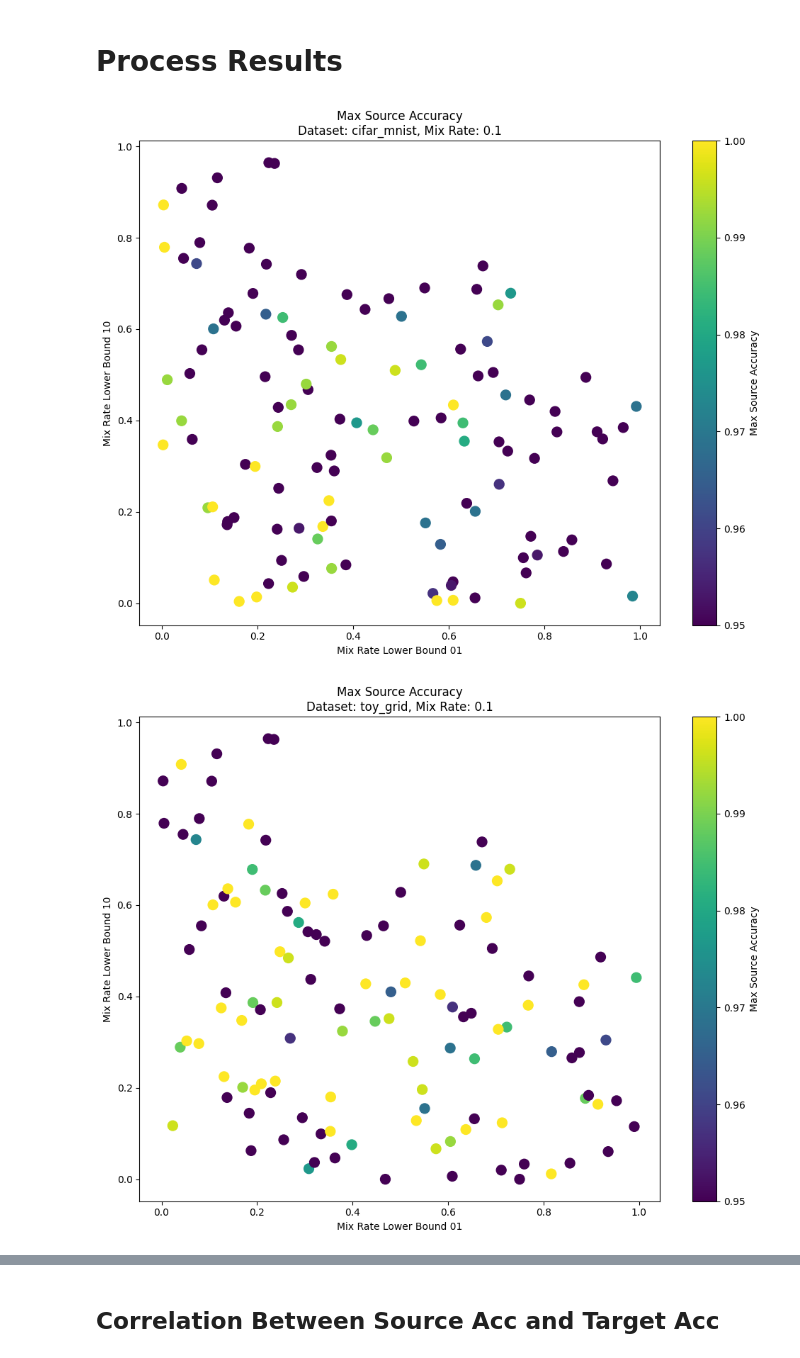
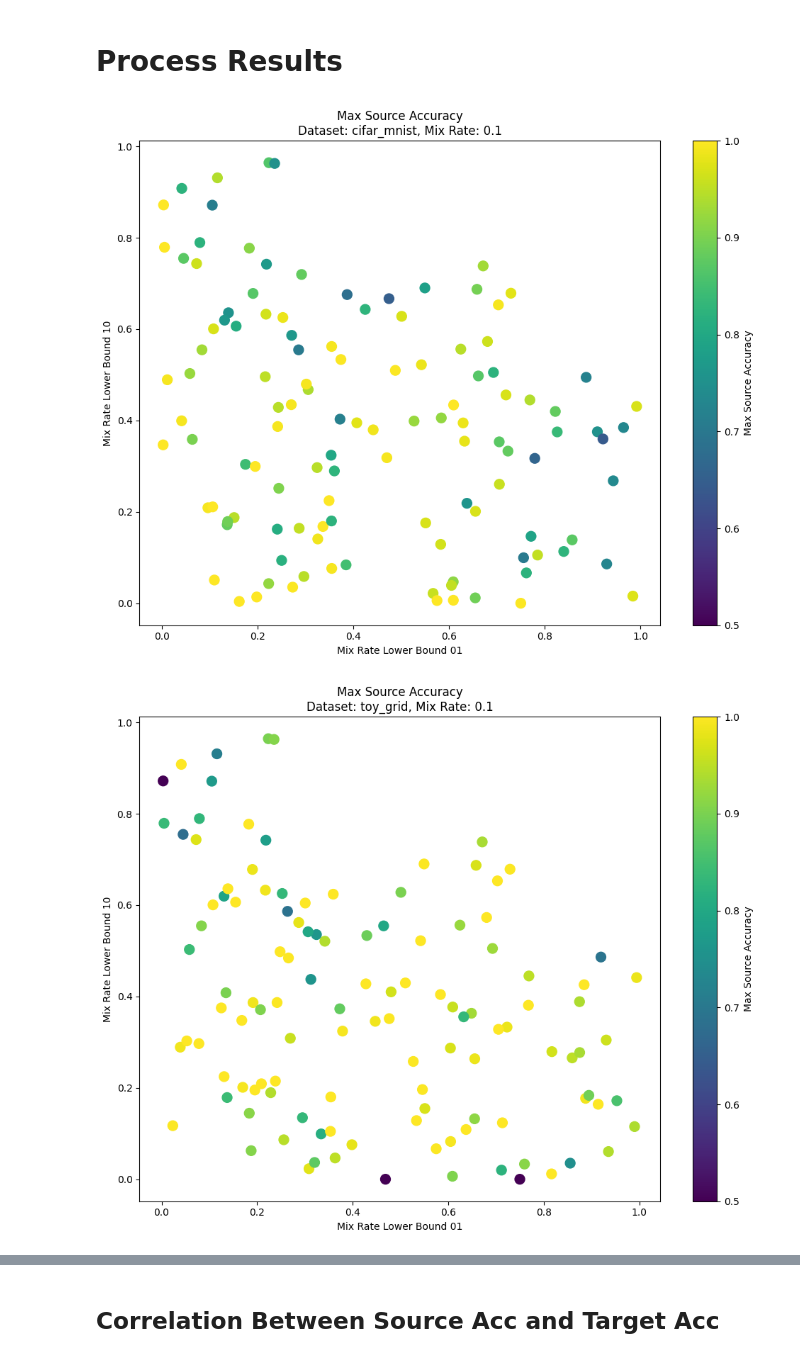
Before and after one commit to oliveradk/diverse-gen, a Jupyter notebook: experiments/250204_mix_rate_detection/1_mix_rate_pseudo_sweep.ipynb, the cells around one changed output, grey strips where cells are left out. Cells and saved outputs as stored; diff of their text form; code cells hidden in the pictures.

```diff
--- a/experiments/250204_mix_rate_detection/1_mix_rate_pseudo_sweep.ipynb
+++ b/experiments/250204_mix_rate_detection/1_mix_rate_pseudo_sweep.ipynb
@@ -347,12 +351,12 @@ std_source_accs = {
 # %%
 # Example usage:
 mix_rate = 0.1
-vmin = 0.95
+vmin = 0.5
 vmax = 1.0
 plot_mix_rate_accuracy(df, dataset='cifar_mnist', mix_rate=mix_rate, vmin=vmin, vmax=vmax)
 plot_mix_rate_accuracy(df, dataset='toy_grid', mix_rate=mix_rate, vmin=vmin, vmax=vmax)
 plot_mix_rate_accuracy(df, dataset='fmnist_mnist', mix_rate=mix_rate, vmin=vmin, vmax=vmax)
 plot_mix_rate_accuracy(df, dataset='waterbirds', mix_rate=mix_rate, vmin=0.95, vmax=1.0)
 # %% [output]
-[figure, old version]
+[figure, new version]
-[figure, old version]
+[figure, new version]
```
Also changed, not shown: parts of 11 cells of this notebook.
